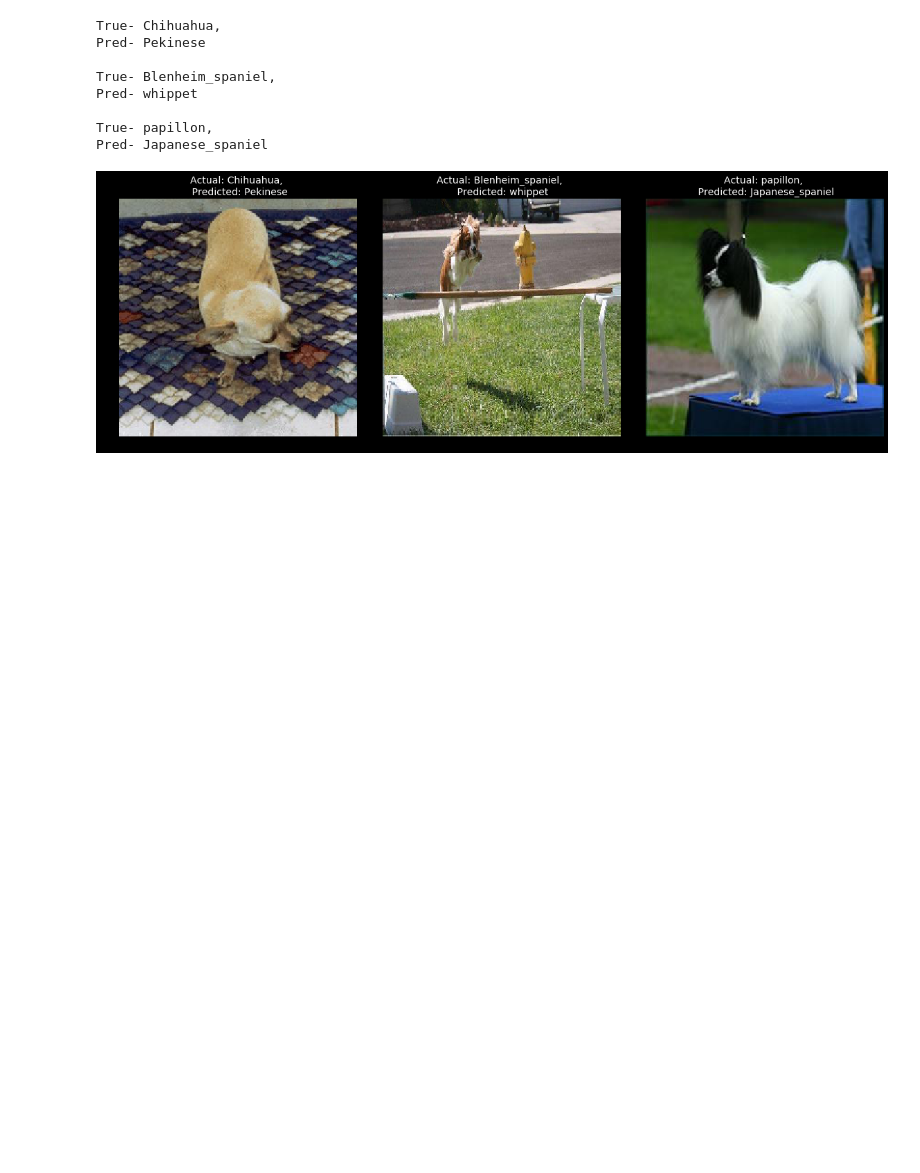
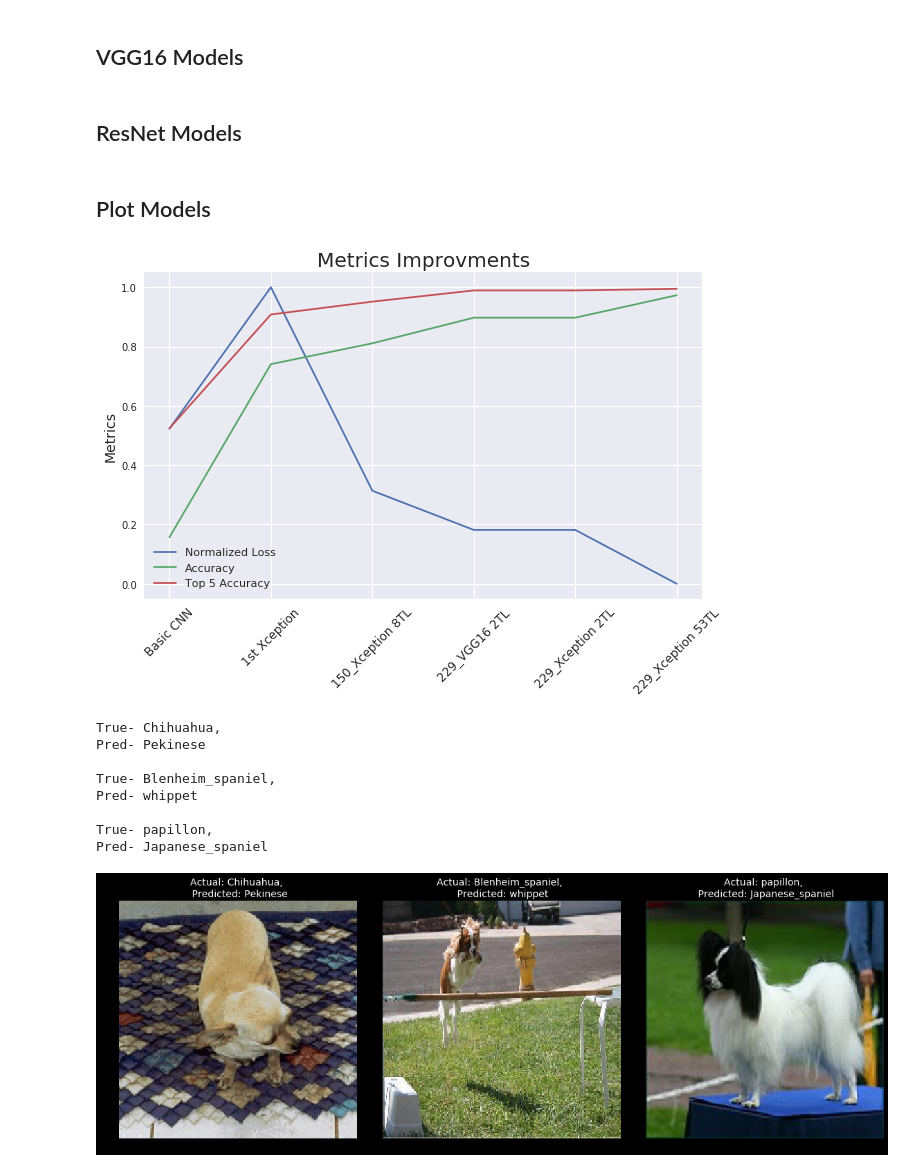
Before and after one commit to hberginc/Who-s_Your_Doggy, a Jupyter notebook: Visualize Predictions.ipynb, the cells around one changed output. Saved outputs shown, nothing was run; the diff lists cells and outputs as text; code cells hidden in the pictures; blank space fills up the shorter version.

Commit message:
model improvment info

```diff
--- a/Visualize Predictions.ipynb
+++ b/Visualize Predictions.ipynb
@@ -140,0 +71,3 @@ def plot_missclass(holdout_generator, predictions, axs = 'ax'):
+# %%
+Xception_mod_229 = load_model('models_and_weights/models/Xception_mod3.h5')
+loss4, acc4, top_k_acc4 = Xception_mod_229.evaluate(validation_generator229)
@@ -140,0 +78,4 @@ def plot_missclass(holdout_generator, predictions, axs = 'ax'):
+# %%
+Xception_mod_229_final = load_model('models_and_weights/models/Xception_mod3_run2.h5')
+# %%
+loss5, acc5, top_k_acc5 = Xception_mod_229_final.evaluate(validation_generator229)
@@ -141,3 +84,37 @@ def plot_missclass(holdout_generator, predictions, axs = 'ax'):
+# %% [markdown]
+## VGG16 Models
+# %%
+first_VGG16 = load_model('models_and_weights/models/18vgg16.h5')
+loss6, acc6, top_k_acc6 = Xception_mod_229.evaluate(validation_generator229)
+# %% [markdown]
+## ResNet Models
+# %% [markdown]
+## Plot Models
+# %%
+models_descripts = ['Basic CNN', '1st Xception', '150_Xception 8TL', '229_VGG16 2TL',
+                    '229_Xception 2TL', '229_Xception 53TL']
+
+losses = [loss1, loss2, loss3, loss6, loss4, loss5]
+normalized_loss = (losses - min(losses))/(max(losses)-min(losses))
+
+accuracys = [acc1, acc2, acc3, acc6, acc4, acc5]
+top_ks = [top_k_acc1, top_k_acc2, top_k_acc3, top_k_acc6, top_k_acc4, top_k_acc5]
+
+
+x = np.arange(1,7)
+fig, ax = plt.subplots(1, figsize = (10,6))
+
+ax.plot(x, normalized_loss, label = 'Normalized Loss')
+ax.plot(x, accuracys, label = 'Accuracy')
+ax.plot(x, top_ks, label = 'Top 5 Accuracy')
+ax.set_xticks(x)
+ax.set_xticklabels(models_descripts, rotation = 45,  fontsize = 12)
+ax.set_ylabel('Metrics', fontsize = 14)
+plt.legend(fontsize = 11)
+plt.title('Metrics Improvments', fontsize = 20)
+plt.savefig('visuals/model_improvements.png');
+# %% [output]
+[figure, added]
 # %%
 fig, axs = plt.subplots(1,3, figsize = (16,8))
 
```
Also changed, not shown: parts of 20 cells of this notebook, 3 other files.
